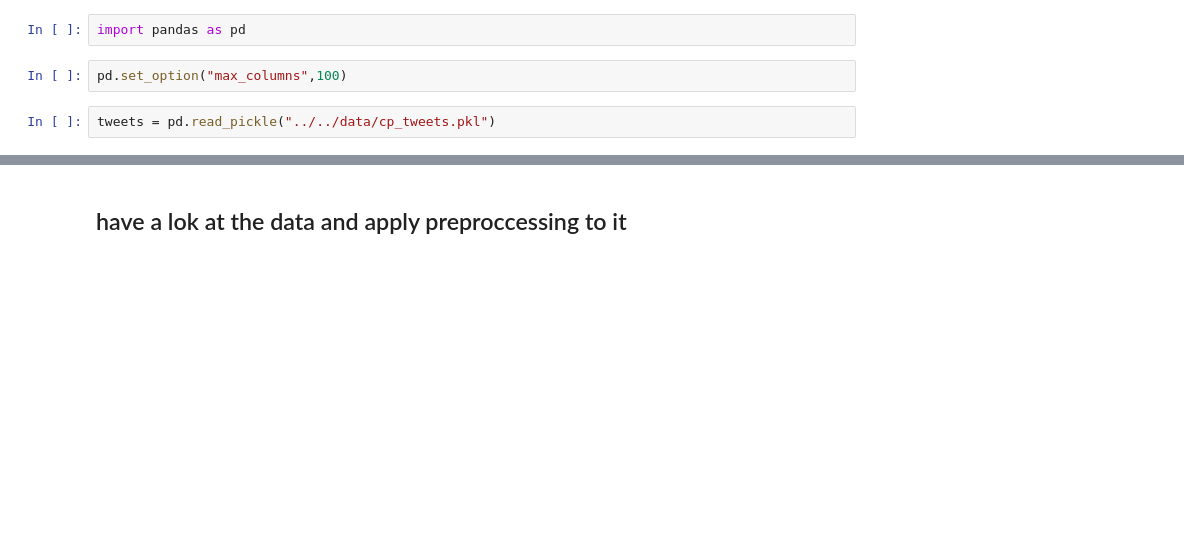
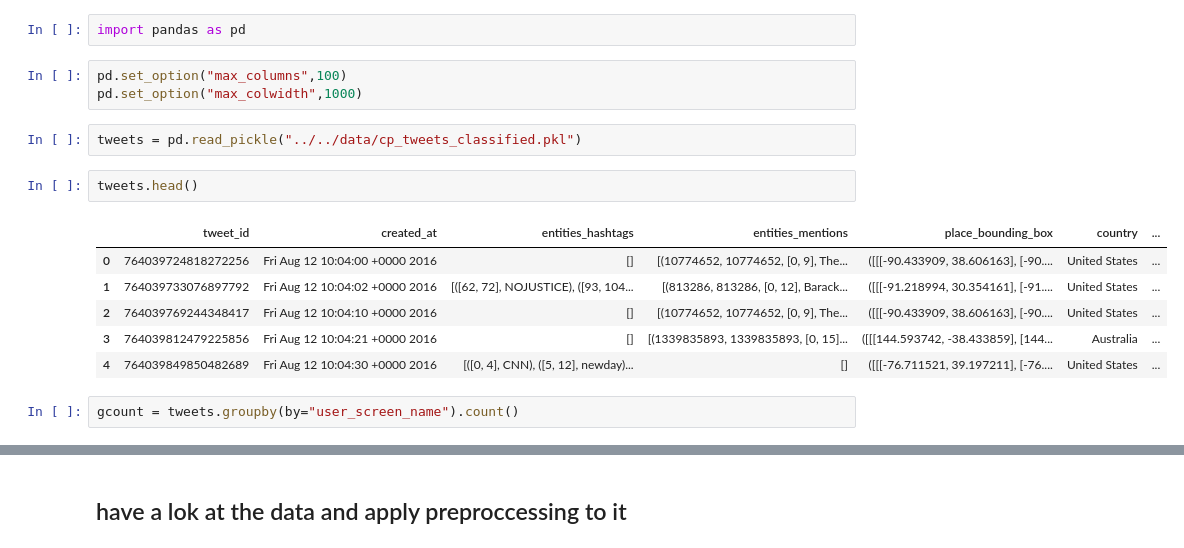
Before and after one commit to JeroenSchmidt/UvA-DSF-group, a Jupyter notebook: week3-4/exploration_notebooks/jeroen/topic analysis.ipynb, the cells around one changed output, grey strips where cells are left out. Saved outputs shown, nothing was run; the diff lists cells and outputs as text; blank space fills up the shorter version.

```diff
--- a/week3-4/exploration_notebooks/jeroen/topic analysis.ipynb
+++ b/week3-4/exploration_notebooks/jeroen/topic analysis.ipynb
@@ -2,5 +2,17 @@
 import pandas as pd
 # %%
 pd.set_option("max_columns",100)
+pd.set_option("max_colwidth",1000)
 # %%
-tweets = pd.read_pickle("../../data/cp_tweets.pkl")
+tweets = pd.read_pickle("../../data/cp_tweets_classified.pkl")
+# %%
+tweets.head()
+# %% [output]
+|  | tweet_id | created_at | entities_hashtags | entities_mentions | place_bounding_box | country | ... |
+| 0 | 764039724818272256 | Fri Aug 12 10:04:00 +0000 2016 | [] | [(10774652, 10774652, [0, 9], The... | ([[[-90.433909, 38.606163], [-90.... | United States | ... |
+| 1 | 764039733076897792 | Fri Aug 12 10:04:02 +0000 2016 | [([62, 72], NOJUSTICE), ([93, 104... | [(813286, 813286, [0, 12], Barack... | ([[[-91.218994, 30.354161], [-91.... | United States | ... |
+| 2 | 764039769244348417 | Fri Aug 12 10:04:10 +0000 2016 | [] | [(10774652, 10774652, [0, 9], The... | ([[[-90.433909, 38.606163], [-90.... | United States | ... |
+| 3 | 764039812479225856 | Fri Aug 12 10:04:21 +0000 2016 | [] | [(1339835893, 1339835893, [0, 15]... | ([[[144.593742, -38.433859], [144... | Australia | ... |
+| 4 | 764039849850482689 | Fri Aug 12 10:04:30 +0000 2016 | [([0, 4], CNN), ([5, 12], newday)... | [] | ([[[-76.711521, 39.197211], [-76.... | United States | ... |
+# %%
+gcount = tweets.groupby(by="user_screen_name").count()
```
Also changed, not shown: parts of 31 cells of this notebook.
